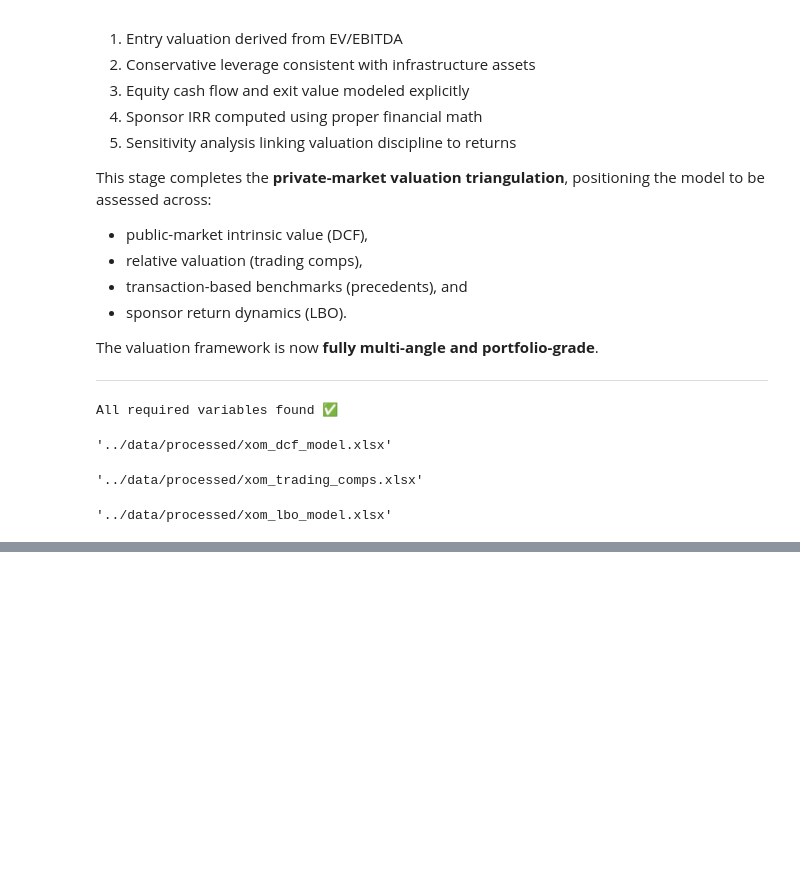
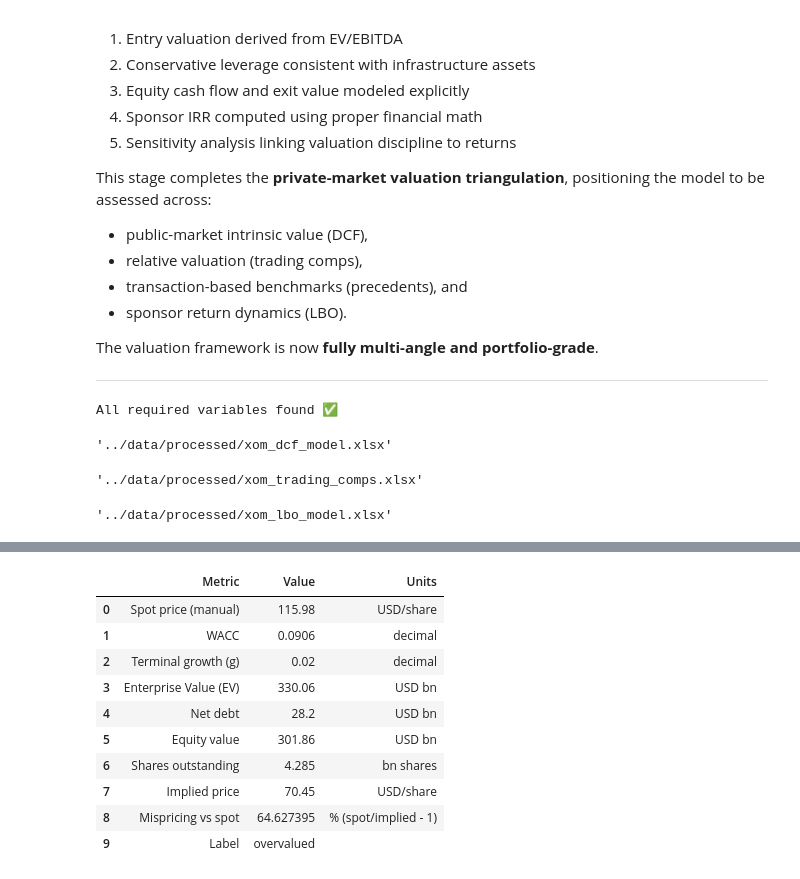
Before and after one commit to boztosunmelis-digi/exxonmobil-valuation, a Jupyter notebook: notebooks/valuation_demo.ipynb, the cells around one changed output, grey strips where cells are left out. Cells and saved outputs as stored; diff of their text form; code cells hidden in the pictures; blank space fills up the shorter version.

```diff
--- a/notebooks/valuation_demo.ipynb
+++ b/notebooks/valuation_demo.ipynb
@@ -1447,0 +1506,48 @@ Implied price: $70.45 | Spot: $115.98 | Mispricing: +65% (overvalued)
+# %%
+import pandas as pd
+import numpy as np
+
+# --- Hard inputs (keep explicit) ---
+spot_price = 115.98  # USD (manual)
+
+# --- Load latest exported valuation (source of truth) ---
+df_out = pd.read_csv("../data/processed/xom_final_valuation.csv").iloc[0]
+
+wacc_audit = float(df_out["wacc"])
+g_audit = float(df_out["g_terminal"])
+ev_audit = float(df_out["enterprise_value_bn"])
+net_debt_audit = float(df_out["net_debt_bn"])
+equity_audit = float(df_out["equity_value_bn"])
+shares_audit = float(df_out["shares_outstanding_bn"])
+implied_price_audit = float(df_out["implied_price_usd"])
+
+# --- Derived checks ---
+mispricing_pct = (spot_price / implied_price_audit - 1.0) * 100.0
+over_under = "overvalued" if mispricing_pct > 0 else "undervalued"
+
+audit_table = pd.DataFrame([
+    ["Spot price (manual)", spot_price, "USD/share"],
+    ["WACC", wacc_audit, "decimal"],
+    ["Terminal growth (g)", g_audit, "decimal"],
+    ["Enterprise Value (EV)", ev_audit, "USD bn"],
+    ["Net debt", net_debt_audit, "USD bn"],
+    ["Equity value", equity_audit, "USD bn"],
+    ["Shares outstanding", shares_audit, "bn shares"],
+    ["Implied price", implied_price_audit, "USD/share"],
+    ["Mispricing vs spot", mispricing_pct, "% (spot/implied - 1)"],
+    ["Label", over_under, ""],
+], columns=["Metric", "Value", "Units"])
+
+audit_table
+# %% [output]
+|  | Metric | Value | Units |
+| 0 | Spot price (manual) | 115.98 | USD/share |
+| 1 | WACC | 0.0906 | decimal |
+| 2 | Terminal growth (g) | 0.02 | decimal |
+| 3 | Enterprise Value (EV) | 330.06 | USD bn |
+| 4 | Net debt | 28.2 | USD bn |
+| 5 | Equity value | 301.86 | USD bn |
+| 6 | Shares outstanding | 4.285 | bn shares |
+| 7 | Implied price | 70.45 | USD/share |
+| 8 | Mispricing vs spot | 64.627395 | % (spot/implied - 1) |
+| 9 | Label | overvalued |  |
```
Also changed, not shown: parts of 12 cells of this notebook, 1 other file.
